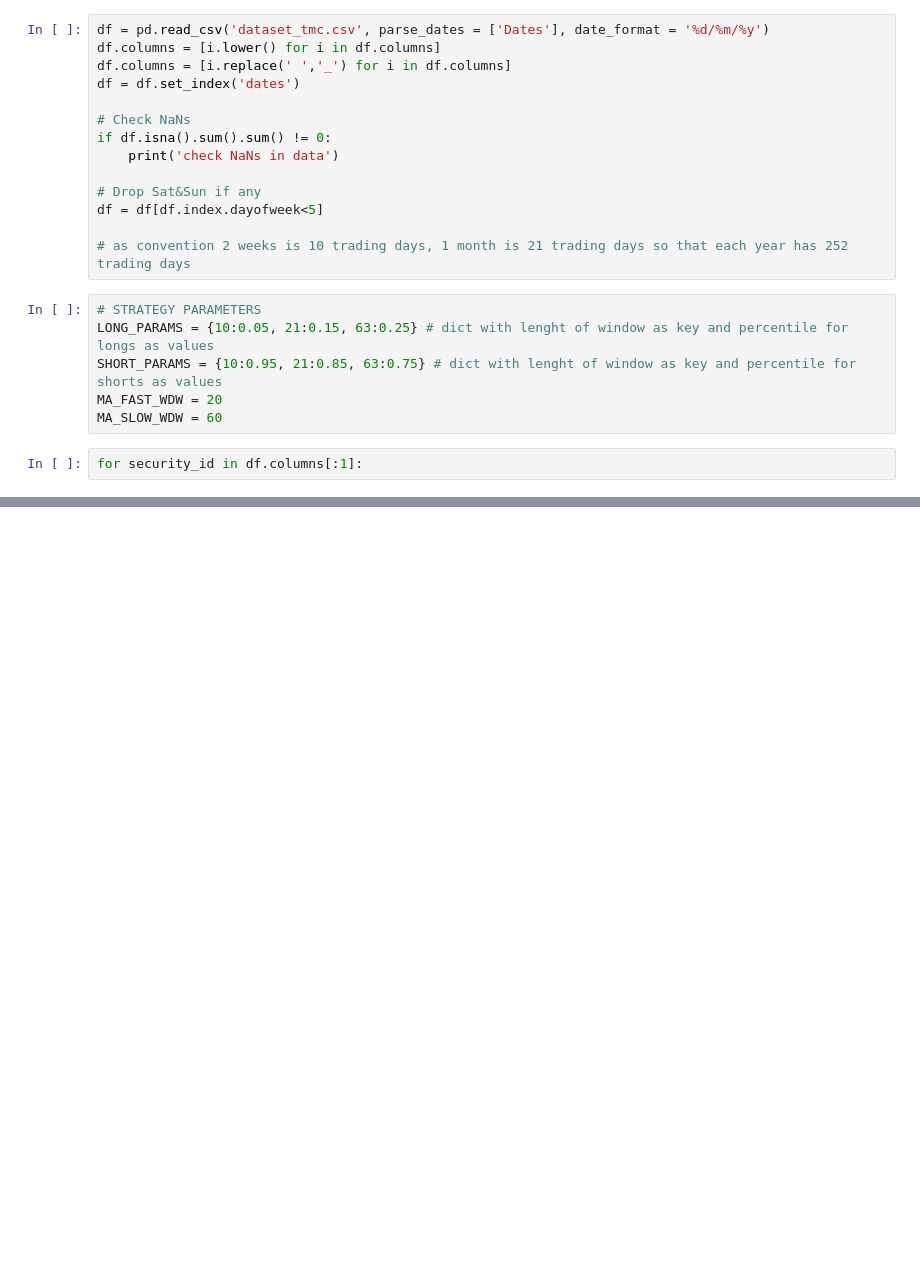
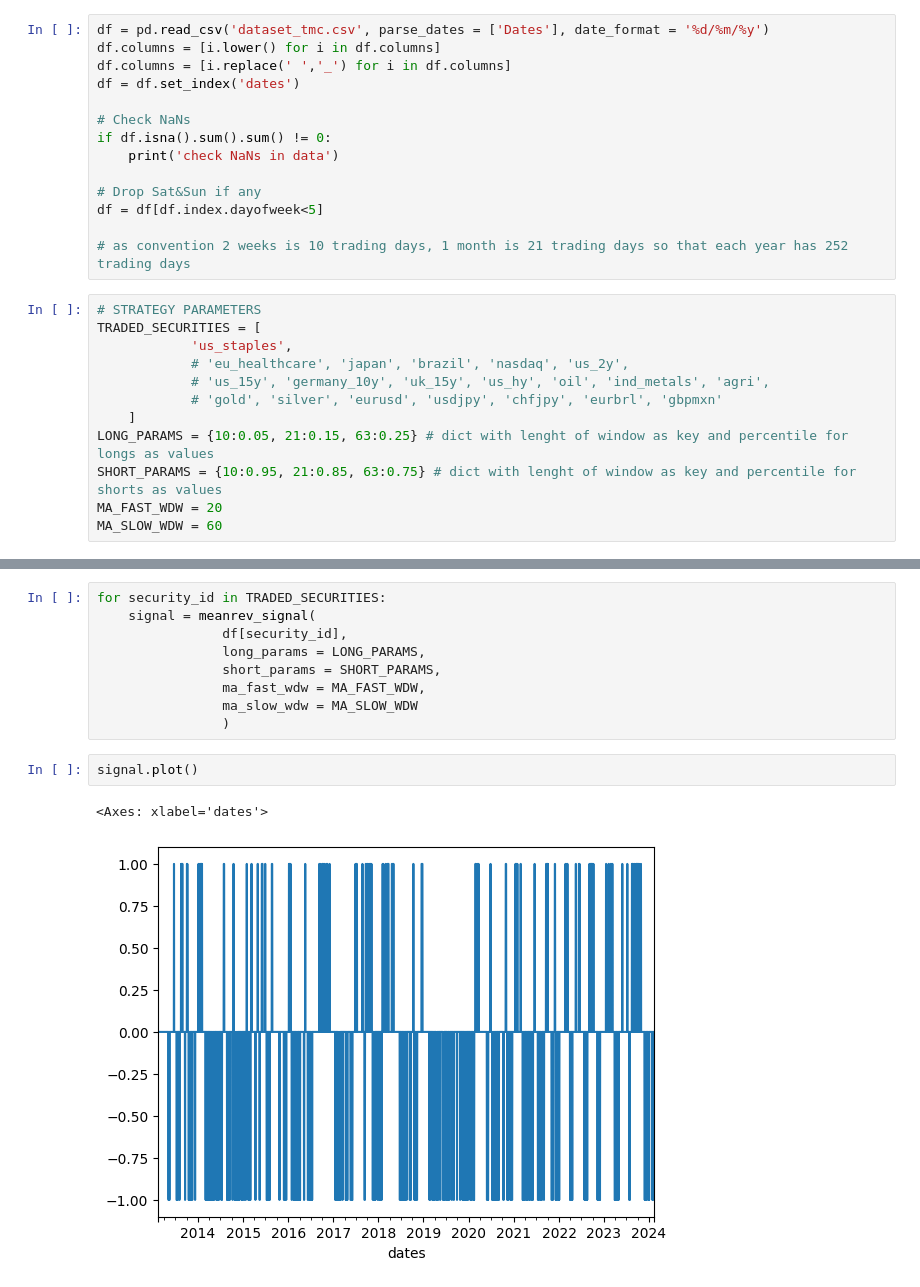
Before and after one commit to vcnzbrgd/Mean-Reverting-Strategy-and-Trades-Optimal-Sizing, a Jupyter notebook: project.ipynb, the cells around one changed output, grey strips where cells are left out. Cells and saved outputs as stored; diff of their text form; blank space fills up the shorter version.

Commit message:
added parameters variables

```diff
--- a/project.ipynb
+++ b/project.ipynb
@@ -18,9 +16,13 @@ df = df[df.index.dayofweek<5]
 # as convention 2 weeks is 10 trading days, 1 month is 21 trading days so that each year has 252 trading days
 # %%
 # STRATEGY PARAMETERS
+TRADED_SECURITIES = [
+            'us_staples',
+            # 'eu_healthcare', 'japan', 'brazil', 'nasdaq', 'us_2y',
+            # 'us_15y', 'germany_10y', 'uk_15y', 'us_hy', 'oil', 'ind_metals', 'agri',
+            # 'gold', 'silver', 'eurusd', 'usdjpy', 'chfjpy', 'eurbrl', 'gbpmxn'
+    ]
 LONG_PARAMS = {10:0.05, 21:0.15, 63:0.25} # dict with lenght of window as key and percentile for longs as values
 SHORT_PARAMS = {10:0.95, 21:0.85, 63:0.75} # dict with lenght of window as key and percentile for shorts as values
 MA_FAST_WDW = 20
 MA_SLOW_WDW = 60
-# %%
-for security_id in df.columns[:1]:
@@ -87,0 +29,14 @@ def meanrev_signal(s,
+# %%
+for security_id in TRADED_SECURITIES:
+    signal = meanrev_signal(
+                df[security_id],
+                long_params = LONG_PARAMS,
+                short_params = SHORT_PARAMS,
+                ma_fast_wdw = MA_FAST_WDW,
+                ma_slow_wdw = MA_SLOW_WDW
+                )
+# %%
+signal.plot()
+# %% [output]
+<Axes: xlabel='dates'>
+[figure, added]
```
Also changed, not shown: parts of 4 cells of this notebook.
